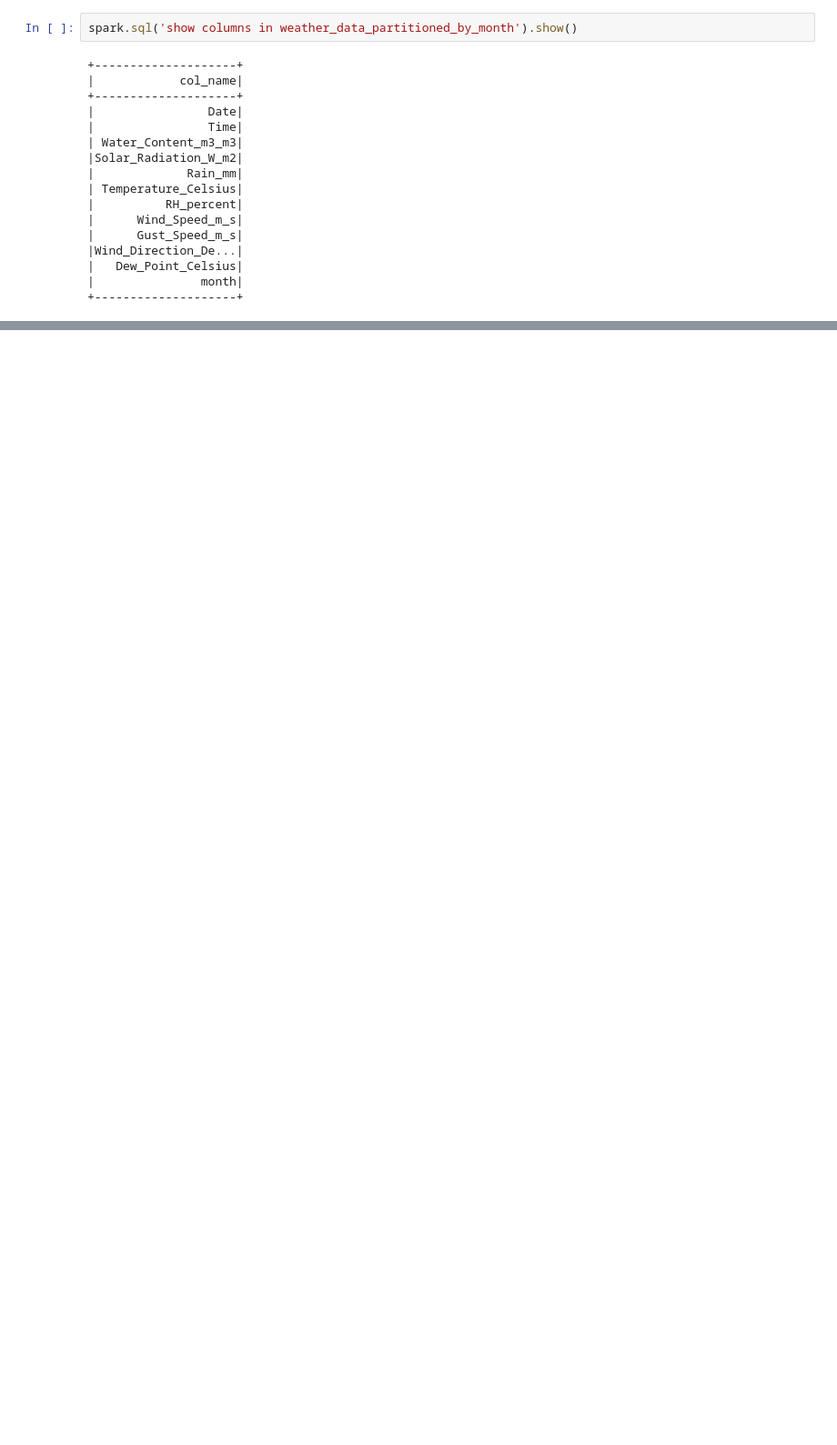
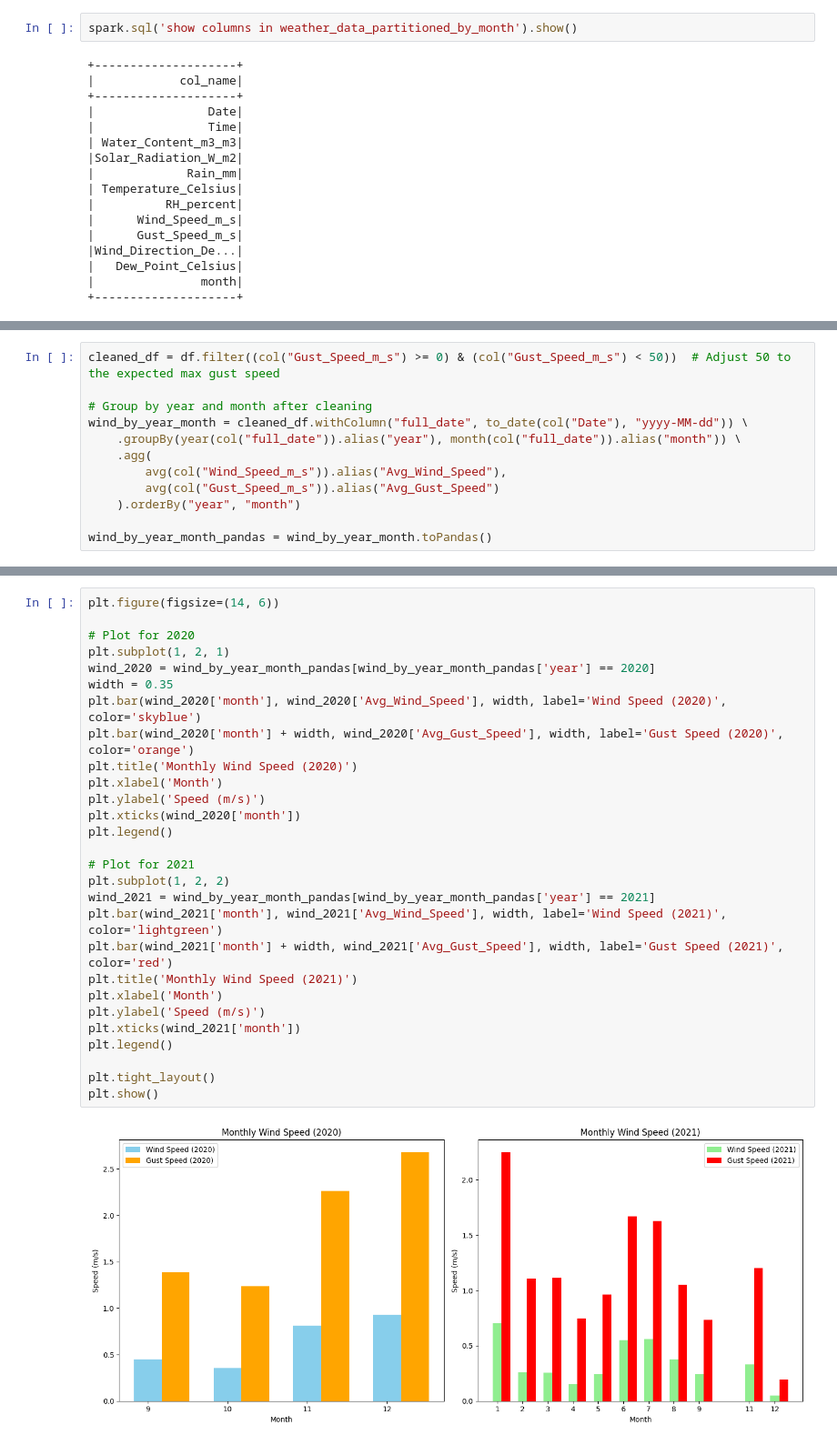
Before and after one commit to Galaxy092/Samsung-Innovation-Campus-Big-Data-Capstone-Project, a Jupyter notebook: Data Analysis & Visualization.ipynb, the cells around one changed output, grey strips where cells are left out. Shown at 91% size. Drawn from its saved outputs; the diff is of its cells as text; blank space fills up the shorter version.

```diff
--- a/Data Analysis & Visualization.ipynb
+++ b/Data Analysis & Visualization.ipynb
@@ -62,0 +192,12 @@ spark.sql('show columns in weather_data_partitioned_by_month').show()
+# %%
+cleaned_df = df.filter((col("Gust_Speed_m_s") >= 0) & (col("Gust_Speed_m_s") < 50))  # Adjust 50 to the expected max gust speed
+
+# Group by year and month after cleaning
+wind_by_year_month = cleaned_df.withColumn("full_date", to_date(col("Date"), "yyyy-MM-dd")) \
+    .groupBy(year(col("full_date")).alias("year"), month(col("full_date")).alias("month")) \
+    .agg(
+        avg(col("Wind_Speed_m_s")).alias("Avg_Wind_Speed"),
+        avg(col("Gust_Speed_m_s")).alias("Avg_Gust_Speed")
+    ).orderBy("year", "month")
+
+wind_by_year_month_pandas = wind_by_year_month.toPandas()
@@ -62,0 +206,30 @@ spark.sql('show columns in weather_data_partitioned_by_month').show()
+# %%
+plt.figure(figsize=(14, 6))
+
+# Plot for 2020
+plt.subplot(1, 2, 1)
+wind_2020 = wind_by_year_month_pandas[wind_by_year_month_pandas['year'] == 2020]
+width = 0.35
+plt.bar(wind_2020['month'], wind_2020['Avg_Wind_Speed'], width, label='Wind Speed (2020)', color='skyblue')
+plt.bar(wind_2020['month'] + width, wind_2020['Avg_Gust_Speed'], width, label='Gust Speed (2020)', color='orange')
+plt.title('Monthly Wind Speed (2020)')
+plt.xlabel('Month')
+plt.ylabel('Speed (m/s)')
+plt.xticks(wind_2020['month'])
+plt.legend()
+
+# Plot for 2021
+plt.subplot(1, 2, 2)
+wind_2021 = wind_by_year_month_pandas[wind_by_year_month_pandas['year'] == 2021]
+plt.bar(wind_2021['month'], wind_2021['Avg_Wind_Speed'], width, label='Wind Speed (2021)', color='lightgreen')
+plt.bar(wind_2021['month'] + width, wind_2021['Avg_Gust_Speed'], width, label='Gust Speed (2021)', color='red')
+plt.title('Monthly Wind Speed (2021)')
+plt.xlabel('Month')
+plt.ylabel('Speed (m/s)')
+plt.xticks(wind_2021['month'])
+plt.legend()
+
+plt.tight_layout()
+plt.show()
+# %% [output]
+[figure, added]
```
Also changed, not shown: parts of 22 cells of this notebook, 3 other files.
